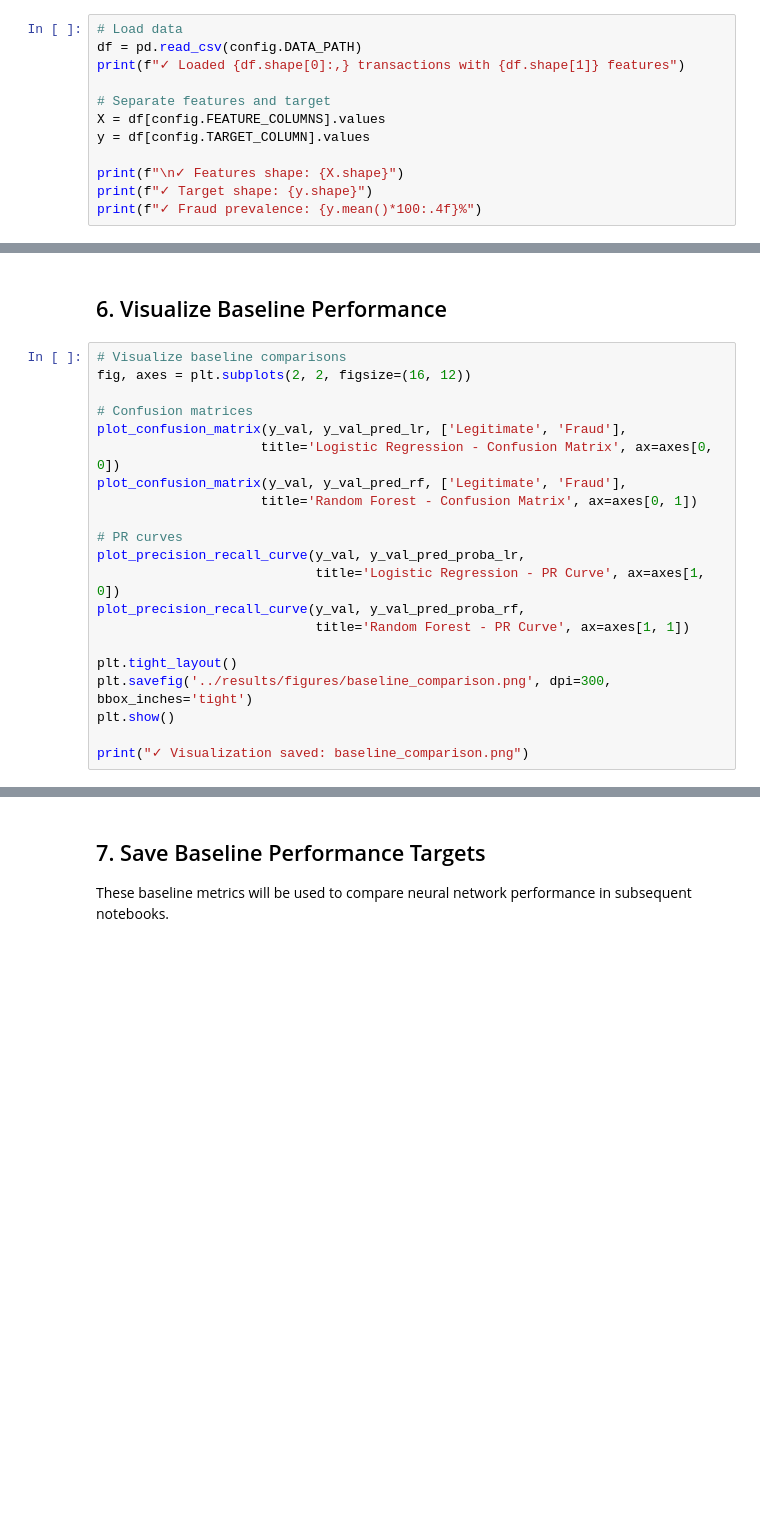
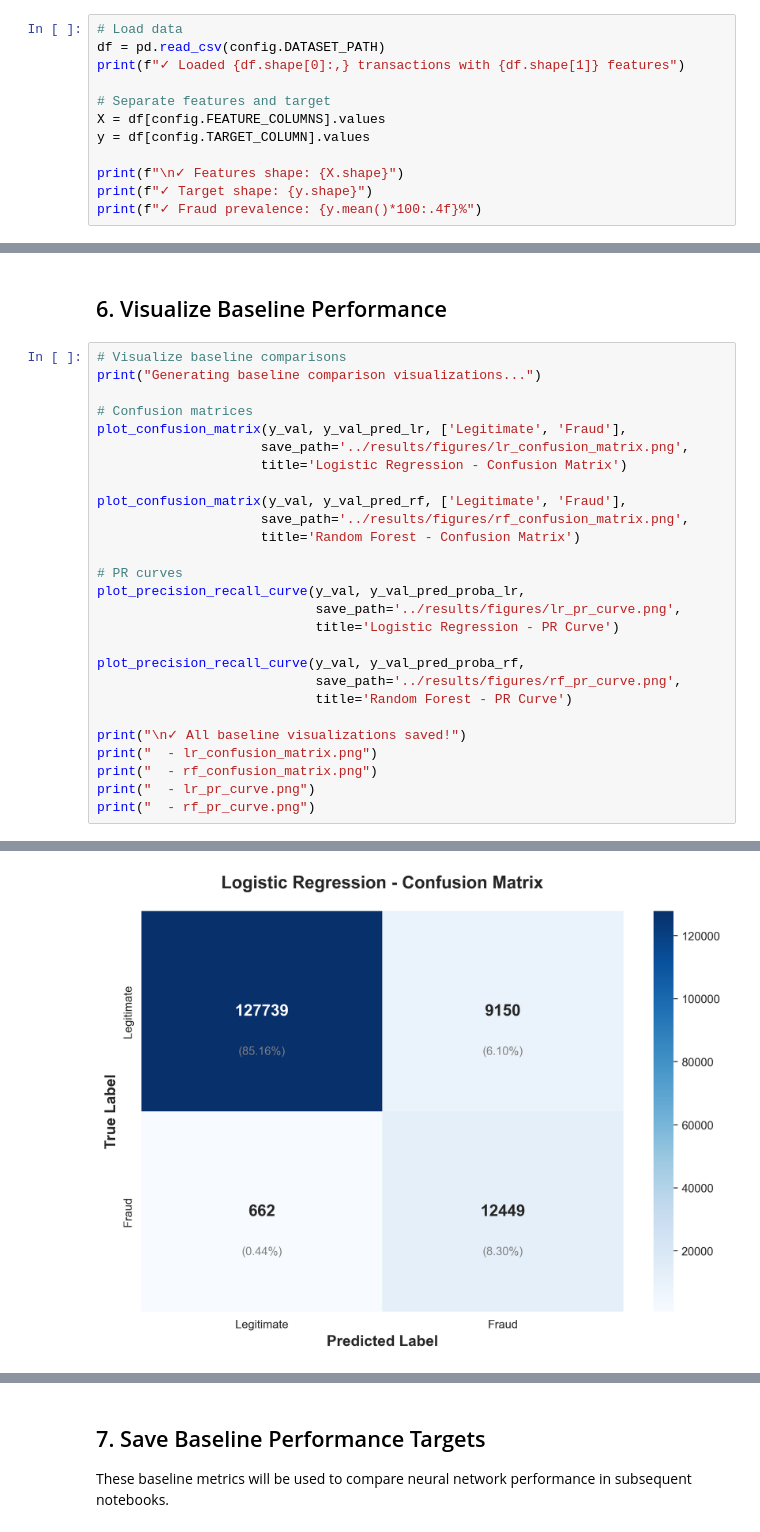
Before and after one commit to ZeidanK/NNfinalProject, a Jupyter notebook: notebooks/02_preprocessing_and_baselines.ipynb, the cells around one changed output, grey strips where cells are left out. Saved outputs shown, nothing was run; the diff lists cells and outputs as text; blank space fills up the shorter version.

Commit message:
2 data base jproject

```diff
--- a/notebooks/02_preprocessing_and_baselines.ipynb
+++ b/notebooks/02_preprocessing_and_baselines.ipynb
@@ -45,7 +49,7 @@ print(f"✓ Results will be saved to: {config.RESULTS_DIR}")
 ## 1. Load Data
 # %%
 # Load data
-df = pd.read_csv(config.DATA_PATH)
+df = pd.read_csv(config.DATASET_PATH)
 print(f"✓ Loaded {df.shape[0]:,} transactions with {df.shape[1]} features")
 
 # Separate features and target
@@ -199,22 +272,29 @@ print(f"\n✓ Model saved to: {rf_model_path}")
 ## 6. Visualize Baseline Performance
 # %%
 # Visualize baseline comparisons
-fig, axes = plt.subplots(2, 2, figsize=(16, 12))
+print("Generating baseline comparison visualizations...")
 
 # Confusion matrices
 plot_confusion_matrix(y_val, y_val_pred_lr, ['Legitimate', 'Fraud'],
-                     title='Logistic Regression - Confusion Matrix', ax=axes[0, 0])
+                     save_path='../results/figures/lr_confusion_matrix.png',
+                     title='Logistic Regression - Confusion Matrix')
+
 plot_confusion_matrix(y_val, y_val_pred_rf, ['Legitimate', 'Fraud'],
-                     title='Random Forest - Confusion Matrix', ax=axes[0, 1])
+                     save_path='../results/figures/rf_confusion_matrix.png',
+                     title='Random Forest - Confusion Matrix')
 
 # PR curves
 plot_precision_recall_curve(y_val, y_val_pred_proba_lr,
-                            title='Logistic Regression - PR Curve', ax=axes[1, 0])
+                            save_path='../results/figures/lr_pr_curve.png',
+                            title='Logistic Regression - PR Curve')
+
 plot_precision_recall_curve(y_val, y_val_pred_proba_rf,
-                            title='Random Forest - PR Curve', ax=axes[1, 1])
+                            save_path='../results/figures/rf_pr_curve.png',
+                            title='Random Forest - PR Curve')
 
-plt.tight_layout()
-plt.savefig('../results/figures/baseline_comparison.png', dpi=300, bbox_inches='tight')
-plt.show()
-
-print("✓ Visualization saved: baseline_comparison.png")
+print("\n✓ All baseline visualizations saved!")
+print("  - lr_confusion_matrix.png")
+print("  - rf_confusion_matrix.png")
+print("  - lr_pr_curve.png")
+print("  - rf_pr_curve.png")
+# %% [output]
@@ -220,0 +303 @@ print("✓ Visualization saved: baseline_comparison.png")
+[figure, added]
```
Also changed, not shown: parts of 9 cells of this notebook, 19 other files.
